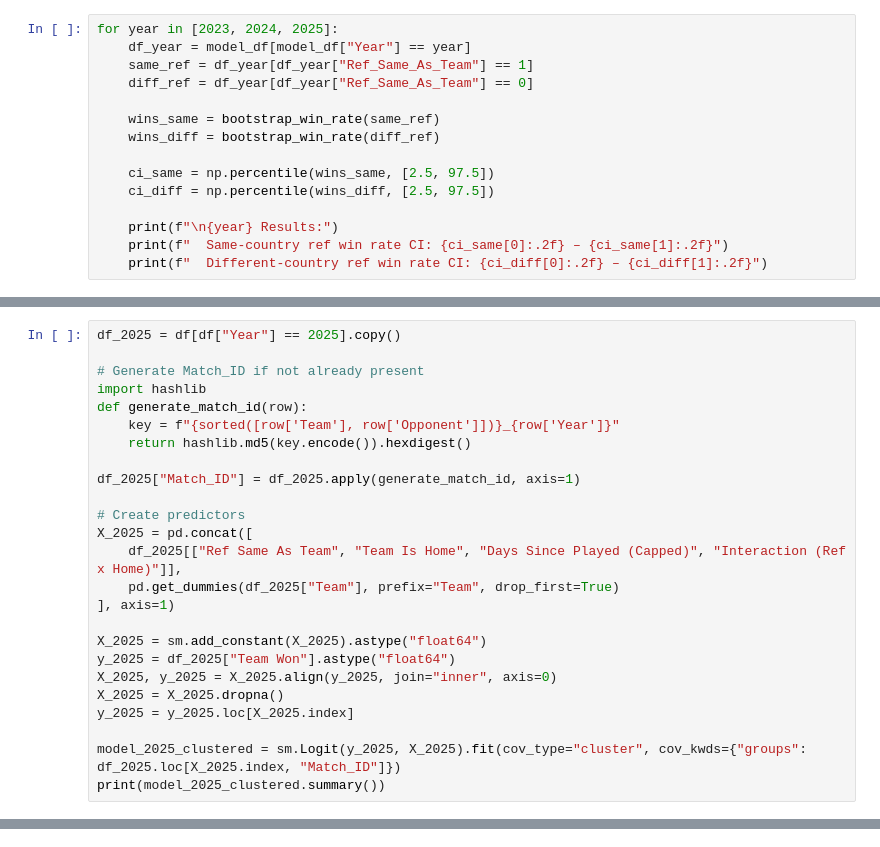
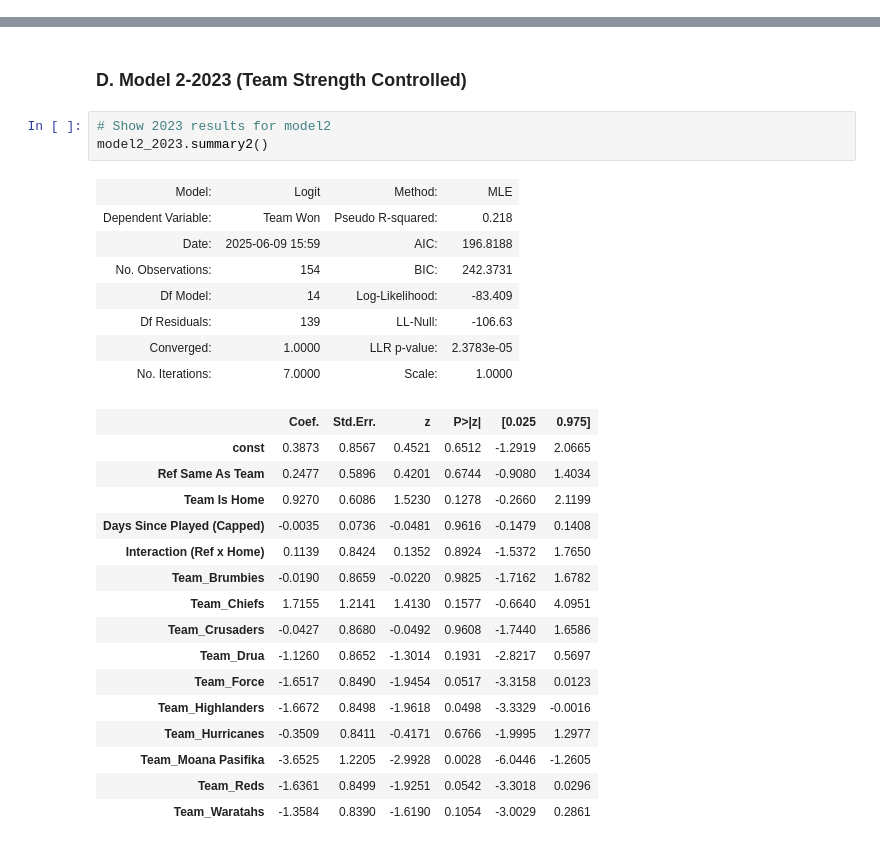
Before and after one commit to harryarthur/SRP23to25, a Jupyter notebook: super_rugby.ipynb, the cells around one changed output, grey strips where cells are left out. Saved outputs shown, nothing was run; the diff lists cells and outputs as text.

```diff
--- a/super_rugby.ipynb
+++ b/super_rugby.ipynb
@@ -404,15 +0,0 @@ We compared the win rates of teams when the referee was:
-# %%
-for year in [2023, 2024, 2025]:
-    df_year = model_df[model_df["Year"] == year]
-    same_ref = df_year[df_year["Ref_Same_As_Team"] == 1]
-    diff_ref = df_year[df_year["Ref_Same_As_Team"] == 0]
-
-    wins_same = bootstrap_win_rate(same_ref)
-    wins_diff = bootstrap_win_rate(diff_ref)
-
-    ci_same = np.percentile(wins_same, [2.5, 97.5])
-    ci_diff = np.percentile(wins_diff, [2.5, 97.5])
-
-    print(f"\n{year} Results:")
-    print(f"  Same-country ref win rate CI: {ci_same[0]:.2f} – {ci_same[1]:.2f}")
-    print(f"  Different-country ref win rate CI: {ci_diff[0]:.2f} – {ci_diff[1]:.2f}")
@@ -1286,25 +0,0 @@ This isolates contemporary match dynamics while maintaining statistical rigor by
-# %%
-df_2025 = df[df["Year"] == 2025].copy()
-
-# Generate Match_ID if not already present
-import hashlib
-def generate_match_id(row):
-    key = f"{sorted([row['Team'], row['Opponent']])}_{row['Year']}"
-    return hashlib.md5(key.encode()).hexdigest()
-
-df_2025["Match_ID"] = df_2025.apply(generate_match_id, axis=1)
-
-# Create predictors
-X_2025 = pd.concat([
-    df_2025[["Ref Same As Team", "Team Is Home", "Days Since Played (Capped)", "Interaction (Ref x Home)"]],
-    pd.get_dummies(df_2025["Team"], prefix="Team", drop_first=True)
-], axis=1)
-
-X_2025 = sm.add_constant(X_2025).astype("float64")
-y_2025 = df_2025["Team Won"].astype("float64")
-X_2025, y_2025 = X_2025.align(y_2025, join="inner", axis=0)
-X_2025 = X_2025.dropna()
-y_2025 = y_2025.loc[X_2025.index]
-
-model_2025_clustered = sm.Logit(y_2025, X_2025).fit(cov_type="cluster", cov_kwds={"groups": df_2025.loc[X_2025.index, "Match_ID"]})
-print(model_2025_clustered.summary())
@@ -1582,0 +641,30 @@ Nonetheless, this analysis provides a compelling statistical foundation for ongo
+# %% [markdown]
+### D. Model 2-2023 (Team Strength Controlled)
+# %%
+# Show 2023 results for model2
+model2_2023.summary2()
+# %% [output]
+| Model: | Logit | Method: | MLE |
+| Dependent Variable: | Team Won | Pseudo R-squared: | 0.218 |
+| Date: | 2025-06-09 15:59 | AIC: | 196.8188 |
+| No. Observations: | 154 | BIC: | 242.3731 |
+| Df Model: | 14 | Log-Likelihood: | -83.409 |
+| Df Residuals: | 139 | LL-Null: | -106.63 |
+| Converged: | 1.0000 | LLR p-value: | 2.3783e-05 |
+| No. Iterations: | 7.0000 | Scale: | 1.0000 |
+|  | Coef. | Std.Err. | z | P>|z| | [0.025 | 0.975] |
+| const | 0.3873 | 0.8567 | 0.4521 | 0.6512 | -1.2919 | 2.0665 |
+| Ref Same As Team | 0.2477 | 0.5896 | 0.4201 | 0.6744 | -0.9080 | 1.4034 |
+| Team Is Home | 0.9270 | 0.6086 | 1.5230 | 0.1278 | -0.2660 | 2.1199 |
+| Days Since Played (Capped) | -0.0035 | 0.0736 | -0.0481 | 0.9616 | -0.1479 | 0.1408 |
+| Interaction (Ref x Home) | 0.1139 | 0.8424 | 0.1352 | 0.8924 | -1.5372 | 1.7650 |
+| Team_Brumbies | -0.0190 | 0.8659 | -0.0220 | 0.9825 | -1.7162 | 1.6782 |
+| Team_Chiefs | 1.7155 | 1.2141 | 1.4130 | 0.1577 | -0.6640 | 4.0951 |
+| Team_Crusaders | -0.0427 | 0.8680 | -0.0492 | 0.9608 | -1.7440 | 1.6586 |
+| Team_Drua | -1.1260 | 0.8652 | -1.3014 | 0.1931 | -2.8217 | 0.5697 |
+| Team_Force | -1.6517 | 0.8490 | -1.9454 | 0.0517 | -3.3158 | 0.0123 |
+| Team_Highlanders | -1.6672 | 0.8498 | -1.9618 | 0.0498 | -3.3329 | -0.0016 |
+| Team_Hurricanes | -0.3509 | 0.8411 | -0.4171 | 0.6766 | -1.9995 | 1.2977 |
+| Team_Moana Pasifika | -3.6525 | 1.2205 | -2.9928 | 0.0028 | -6.0446 | -1.2605 |
+| Team_Reds | -1.6361 | 0.8499 | -1.9251 | 0.0542 | -3.3018 | 0.0296 |
+| Team_Waratahs | -1.3584 | 0.8390 | -1.6190 | 0.1054 | -3.0029 | 0.2861 |
```
Also changed, not shown: parts of 113 cells of this notebook.
